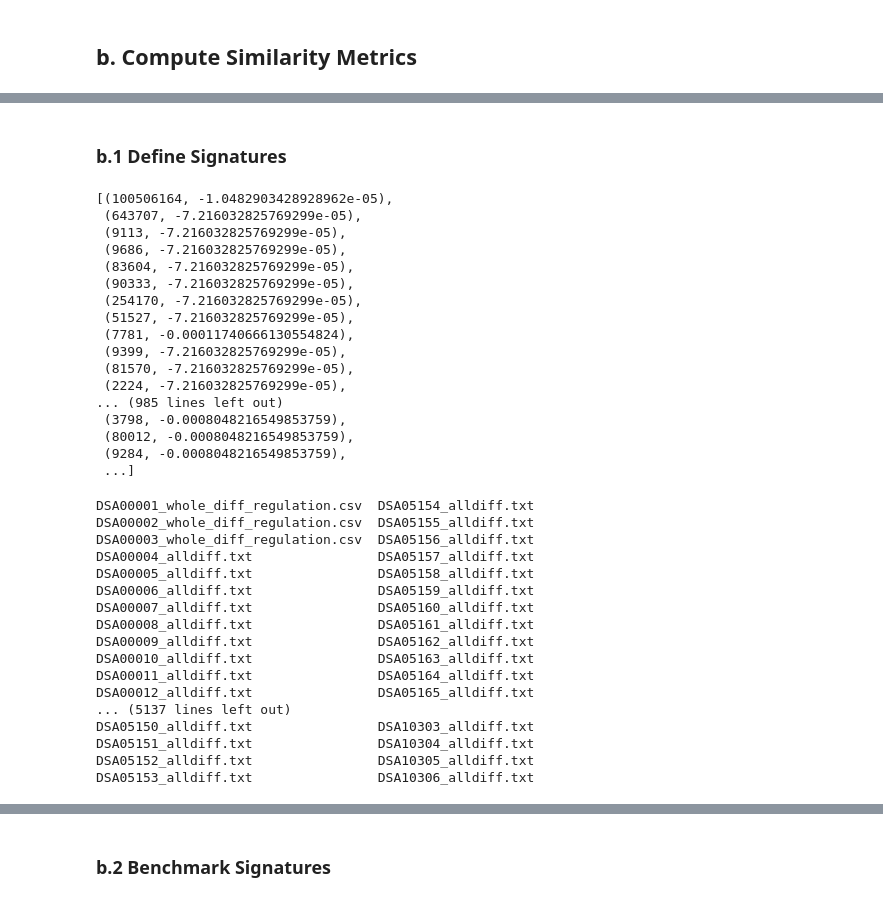
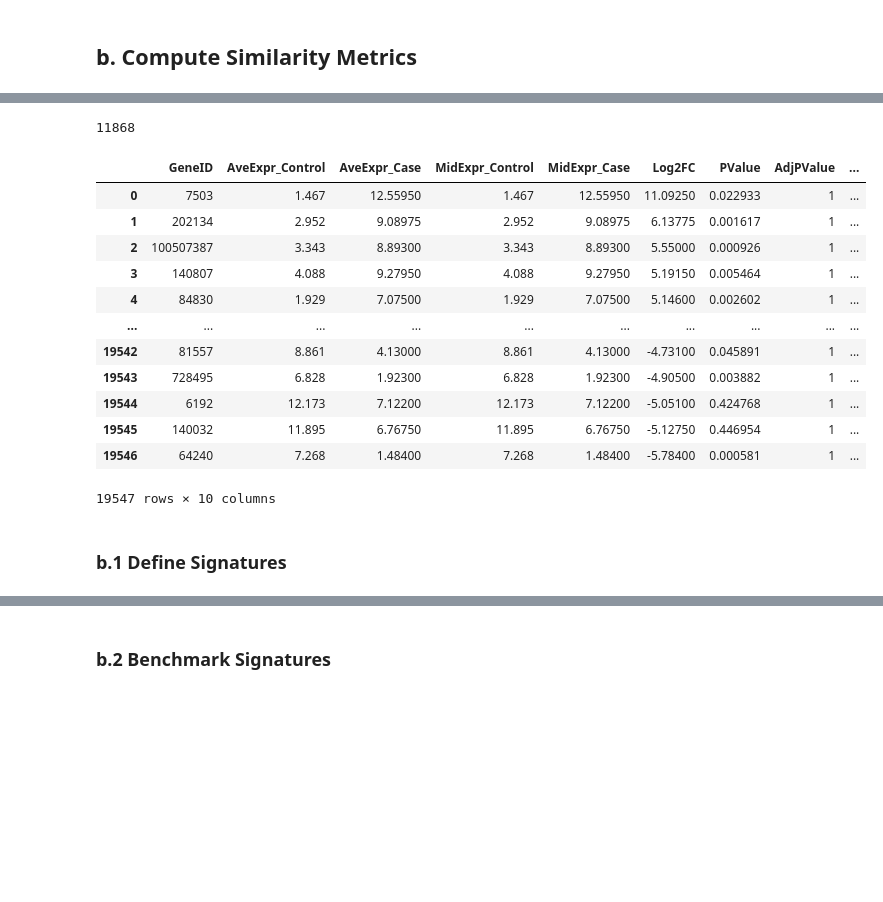
Before and after one commit to 00dylan00/Disease-Signatures, a Jupyter notebook: documentation/DiSignAtlas.ipynb, the cells around one changed output, grey strips where cells are left out. Cells and saved outputs as stored; diff of their text form; code cells hidden in the pictures; blank space fills up the shorter version.

```diff
--- a/documentation/DiSignAtlas.ipynb
+++ b/documentation/DiSignAtlas.ipynb
@@ -717,0 +998,4 @@ def compute_extreme_signed_significance(signed_significance, k=100):
+# %%
+len(all_significant_genes)
+# %% [output]
+11868
@@ -717,0 +1010,16 @@ def compute_extreme_signed_significance(signed_significance, k=100):
+# %%
+df
+# %% [output]
+|  | GeneID | AveExpr_Control | AveExpr_Case | MidExpr_Control | MidExpr_Case | Log2FC | PValue | AdjPValue | ... |
+| 0 | 7503 | 1.467 | 12.55950 | 1.467 | 12.55950 | 11.09250 | 0.022933 | 1 | ... |
+| 1 | 202134 | 2.952 | 9.08975 | 2.952 | 9.08975 | 6.13775 | 0.001617 | 1 | ... |
+| 2 | 100507387 | 3.343 | 8.89300 | 3.343 | 8.89300 | 5.55000 | 0.000926 | 1 | ... |
+| 3 | 140807 | 4.088 | 9.27950 | 4.088 | 9.27950 | 5.19150 | 0.005464 | 1 | ... |
+| 4 | 84830 | 1.929 | 7.07500 | 1.929 | 7.07500 | 5.14600 | 0.002602 | 1 | ... |
+| ... | ... | ... | ... | ... | ... | ... | ... | ... | ... |
+| 19542 | 81557 | 8.861 | 4.13000 | 8.861 | 4.13000 | -4.73100 | 0.045891 | 1 | ... |
+| 19543 | 728495 | 6.828 | 1.92300 | 6.828 | 1.92300 | -4.90500 | 0.003882 | 1 | ... |
+| 19544 | 6192 | 12.173 | 7.12200 | 12.173 | 7.12200 | -5.05100 | 0.424768 | 1 | ... |
+| 19545 | 140032 | 11.895 | 6.76750 | 11.895 | 6.76750 | -5.12750 | 0.446954 | 1 | ... |
+| 19546 | 64240 | 7.268 | 1.48400 | 7.268 | 1.48400 | -5.78400 | 0.000581 | 1 | ... |
+19547 rows × 10 columns
@@ -749,40 +1029,0 @@ signed_significance, de_values = compute_signed_significance("DSA00009")
-# %%
-[a for a in signed_significance if a[1] < 0]
-# %% [output]
-[(100506164, -1.0482903428928962e-05),
- (643707, -7.216032825769299e-05),
- (9113, -7.216032825769299e-05),
- (9686, -7.216032825769299e-05),
- (83604, -7.216032825769299e-05),
- (90333, -7.216032825769299e-05),
- (254170, -7.216032825769299e-05),
- (51527, -7.216032825769299e-05),
- (7781, -0.00011740666130554824),
- (9399, -7.216032825769299e-05),
- (81570, -7.216032825769299e-05),
- (2224, -7.216032825769299e-05),
-... (985 lines left out)
- (3798, -0.0008048216549853759),
- (80012, -0.0008048216549853759),
- (9284, -0.0008048216549853759),
- ...]
-# %%
-ls ../data/DiSignAtlas/dsa_diff_download
-# %% [output]
-DSA00001_whole_diff_regulation.csv  DSA05154_alldiff.txt
-DSA00002_whole_diff_regulation.csv  DSA05155_alldiff.txt
-DSA00003_whole_diff_regulation.csv  DSA05156_alldiff.txt
-DSA00004_alldiff.txt                DSA05157_alldiff.txt
-DSA00005_alldiff.txt                DSA05158_alldiff.txt
-DSA00006_alldiff.txt                DSA05159_alldiff.txt
-DSA00007_alldiff.txt                DSA05160_alldiff.txt
-DSA00008_alldiff.txt                DSA05161_alldiff.txt
-DSA00009_alldiff.txt                DSA05162_alldiff.txt
-DSA00010_alldiff.txt                DSA05163_alldiff.txt
-DSA00011_alldiff.txt                DSA05164_alldiff.txt
-DSA00012_alldiff.txt                DSA05165_alldiff.txt
-... (5137 lines left out)
-DSA05150_alldiff.txt                DSA10303_alldiff.txt
-DSA05151_alldiff.txt                DSA10304_alldiff.txt
-DSA05152_alldiff.txt                DSA10305_alldiff.txt
-DSA05153_alldiff.txt                DSA10306_alldiff.txt
```
Also changed, not shown: parts of 52 cells of this notebook.
